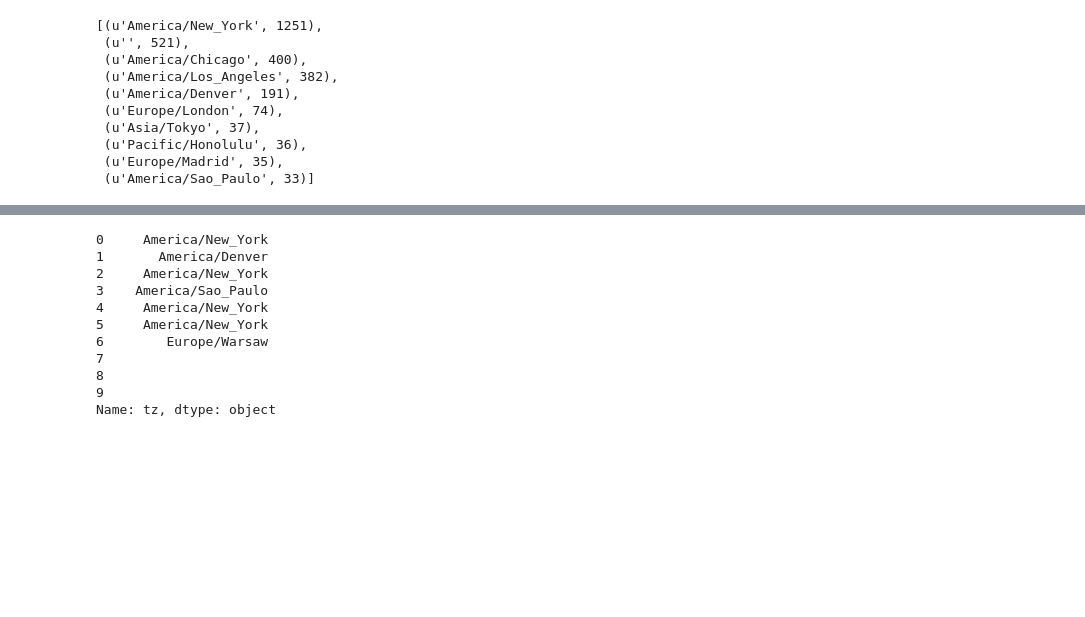
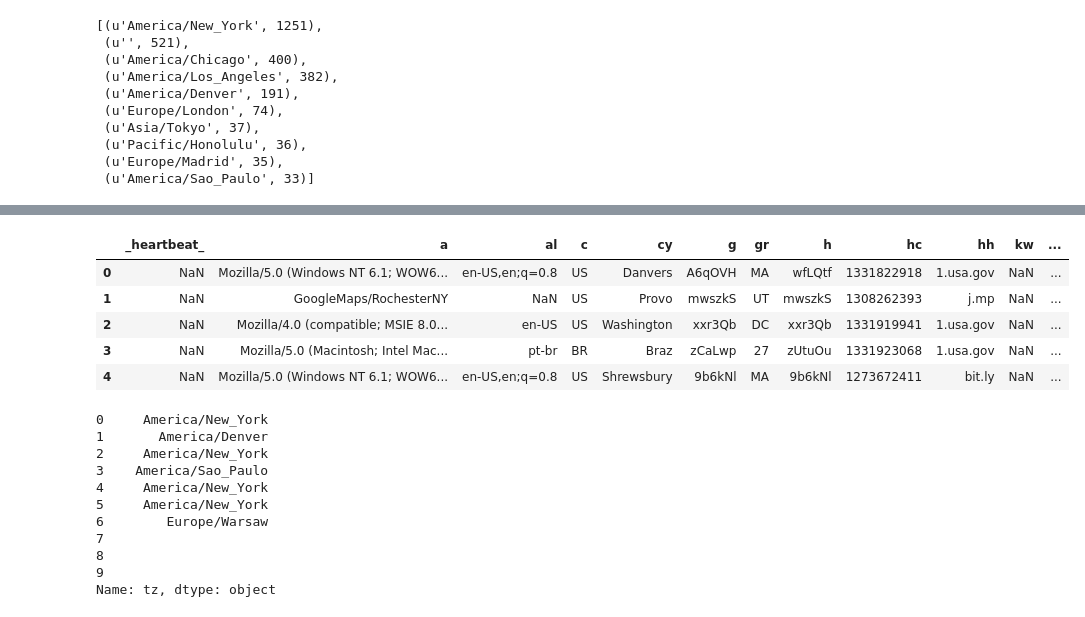
Before and after one commit to wshuail/Learn-Data-Science-the-Hard-Way, a Jupyter notebook: book/Python_for_Data_Analysis/ch02.ipynb, the cells around one changed output, grey strips where cells are left out. Cells and saved outputs as stored; diff of their text form; code cells hidden in the pictures; blank space fills up the shorter version.

```diff
--- a/book/Python_for_Data_Analysis/ch02.ipynb
+++ b/book/Python_for_Data_Analysis/ch02.ipynb
@@ -171,3 +145,12 @@ frame
+# %%
+frame.head()
+# %% [output]
+|  | _heartbeat_ | a | al | c | cy | g | gr | h | hc | hh | kw | ... |
+| 0 | NaN | Mozilla/5.0 (Windows NT 6.1; WOW6... | en-US,en;q=0.8 | US | Danvers | A6qOVH | MA | wfLQtf | 1331822918 | 1.usa.gov | NaN | ... |
+| 1 | NaN | GoogleMaps/RochesterNY | NaN | US | Provo | mwszkS | UT | mwszkS | 1308262393 | j.mp | NaN | ... |
+| 2 | NaN | Mozilla/4.0 (compatible; MSIE 8.0... | en-US | US | Washington | xxr3Qb | DC | xxr3Qb | 1331919941 | 1.usa.gov | NaN | ... |
+| 3 | NaN | Mozilla/5.0 (Macintosh; Intel Mac... | pt-br | BR | Braz | zCaLwp | 27 | zUtuOu | 1331923068 | 1.usa.gov | NaN | ... |
+| 4 | NaN | Mozilla/5.0 (Windows NT 6.1; WOW6... | en-US,en;q=0.8 | US | Shrewsbury | 9b6kNl | MA | 9b6kNl | 1273672411 | bit.ly | NaN | ... |
 # %%
 frame['tz'][:10]
 # %% [output]
```
Also changed, not shown: parts of 14 cells of this notebook.
